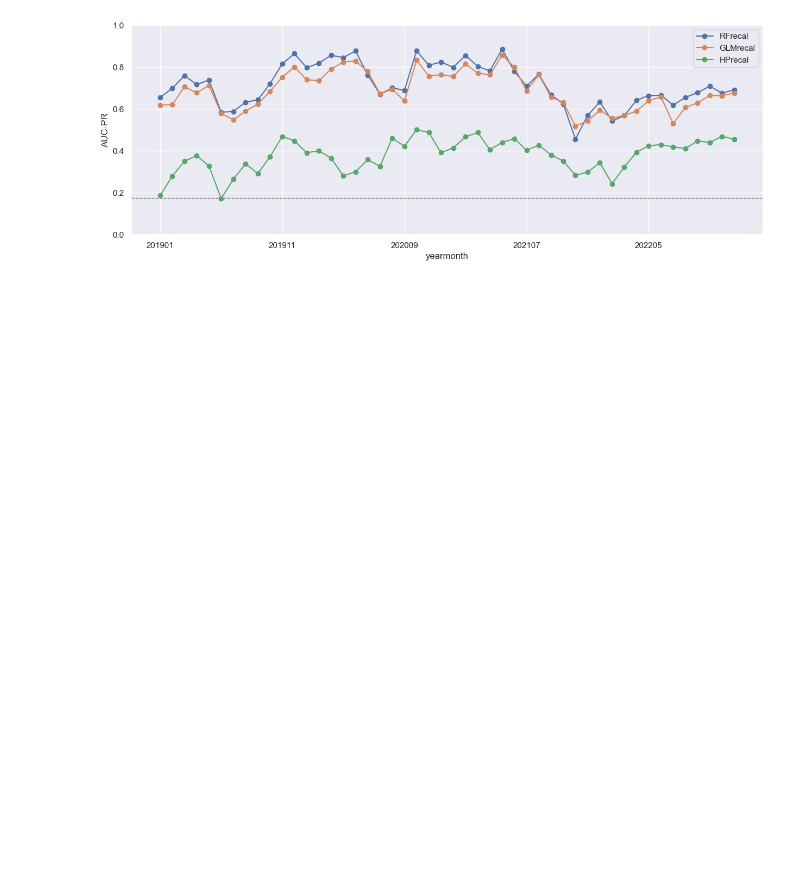
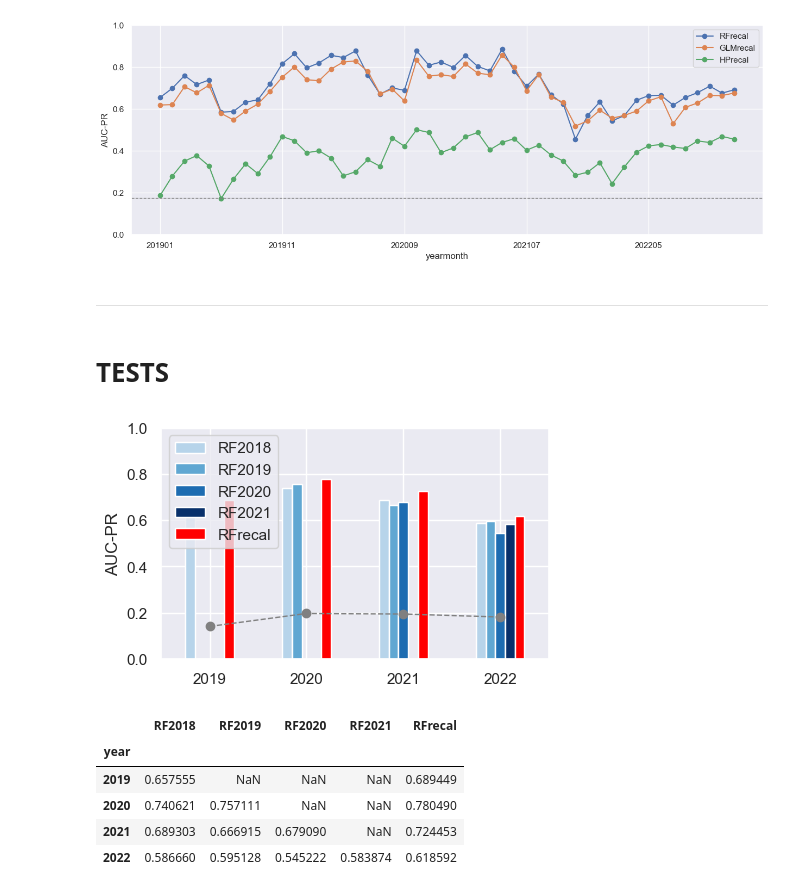
Before and after one commit to gkchln/asm_forecast, a Jupyter notebook: modeling/ModelVsBenchmarks.ipynb, the cells around one changed output. Drawn from its saved outputs; the diff is of its cells as text; code cells hidden in the pictures; blank space fills up the shorter version.

```diff
--- a/modeling/ModelVsBenchmarks.ipynb
+++ b/modeling/ModelVsBenchmarks.ipynb
@@ -172,3 +175,19 @@ get_APS_per_model(df, 'year', models, hide_xlabel=True, figsize=(5,3), save=True
 aps_df = get_APS_per_model(df, 'yearmonth', models, plot_kind='line', figsize=(15,5), marker='o')
 # %% [output]
 [figure]
+# %% [markdown]
+<HR>
+# %% [markdown]
+# TESTS
+# %%
+models = ['RF2018', 'RF2019', 'RF2020', 'RF2021', 'RFrecal']
+colors = [Blues(value) for value in np.linspace(0.3, 1, 4)] + [mcolors.to_rgba('red')]
+get_APS_per_model(df, 'year', models, color=colors, figsize=(5, 3), hide_xlabel=True, save=False, legend_loc='upper left')
+# %% [output]
+[figure, added]
+|  | RF2018 | RF2019 | RF2020 | RF2021 | RFrecal |
+| year |  |  |  |  |  |
+| 2019 | 0.657555 | NaN | NaN | NaN | 0.689449 |
+| 2020 | 0.740621 | 0.757111 | NaN | NaN | 0.780490 |
+| 2021 | 0.689303 | 0.666915 | 0.679090 | NaN | 0.724453 |
+| 2022 | 0.586660 | 0.595128 | 0.545222 | 0.583874 | 0.618592 |
```
Also changed, not shown: parts of 3 cells of this notebook.
